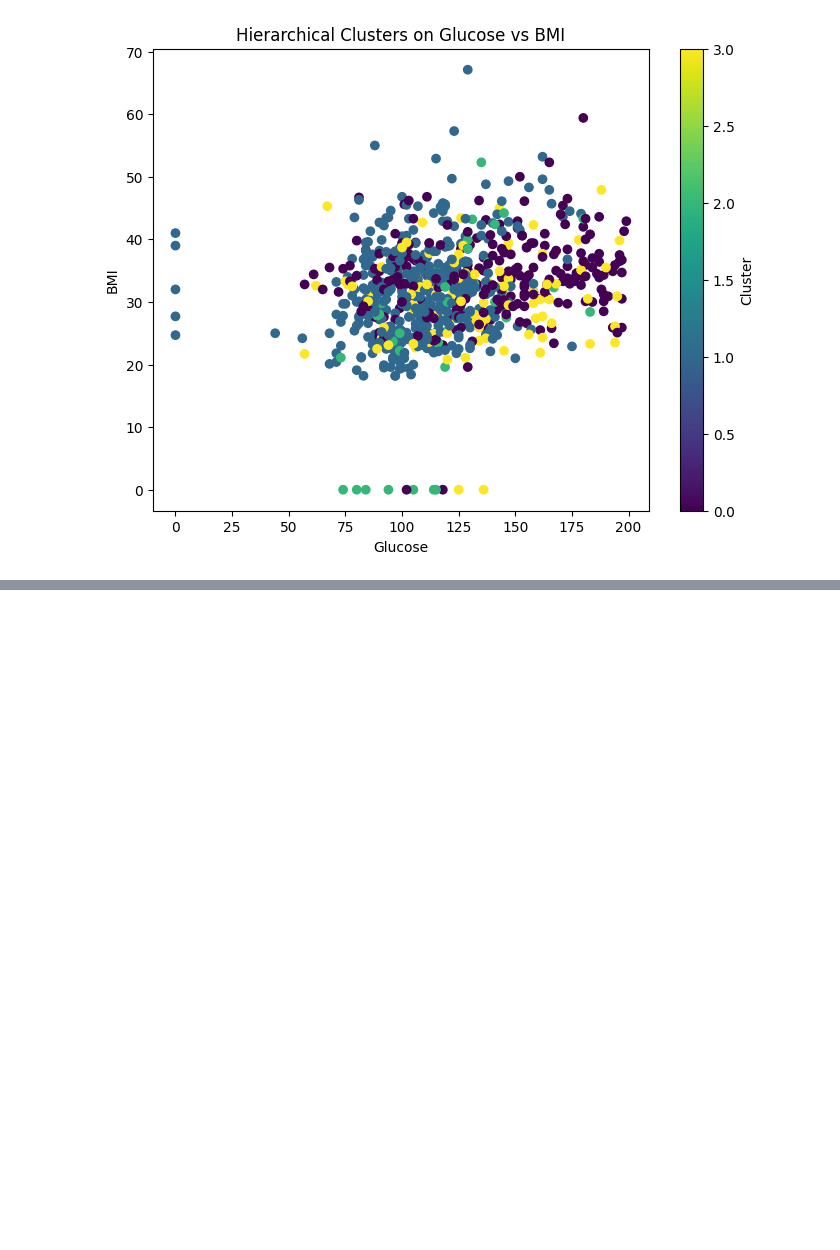
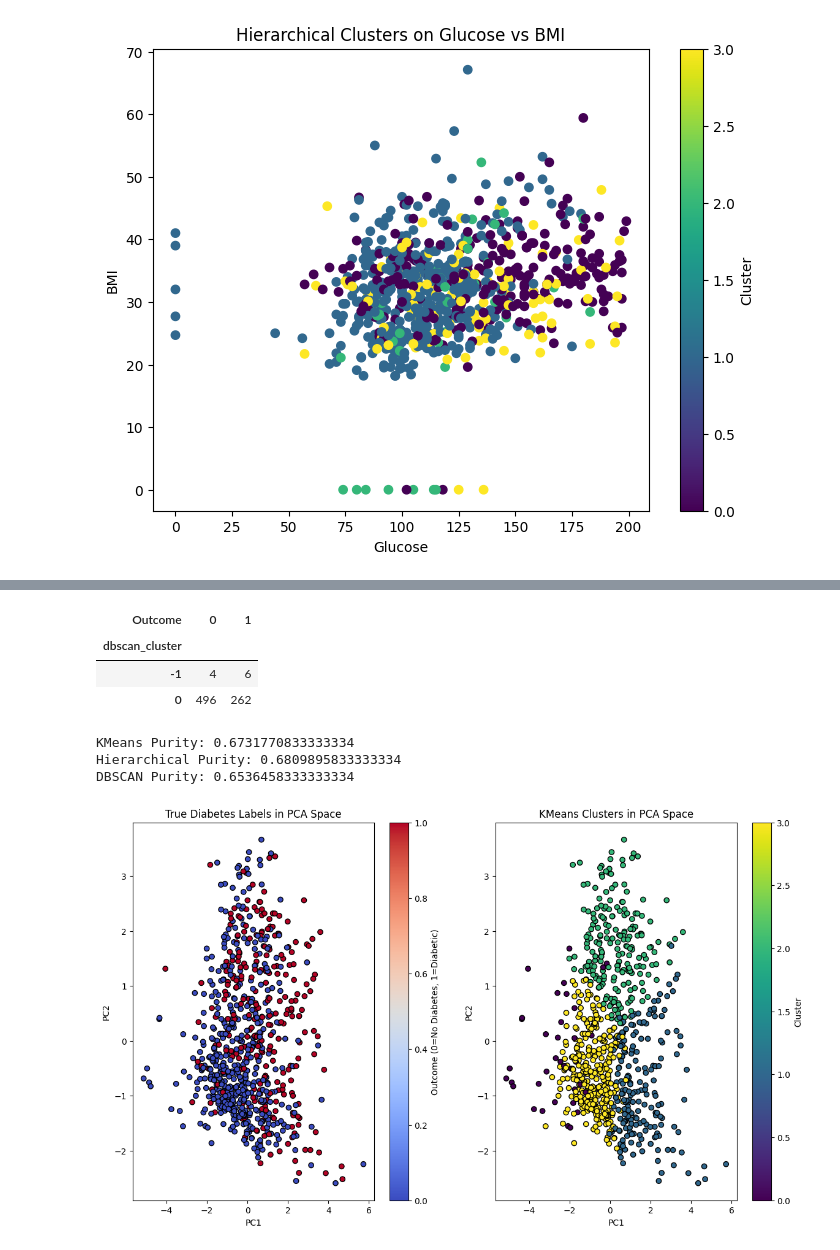
Before and after one commit to mayoayileka09/Diabetes_ML_Analysis, a Jupyter notebook: notebooks/Notebook.ipynb, the cells around one changed output, grey strips where cells are left out. Cells and saved outputs as stored; diff of their text form; code cells hidden in the pictures; blank space fills up the shorter version.

```diff
--- a/notebooks/Notebook.ipynb
+++ b/notebooks/Notebook.ipynb
@@ -265,0 +328,64 @@ eps=0.7, min_samples=10, clusters=1, outliers=768, silhouette=None, dbi=None
+# %%
+pd.crosstab(df_processed["dbscan_cluster"], df_processed["Outcome"])
+# %% [output]
+| Outcome | 0 | 1 |
+| dbscan_cluster |  |  |
+| -1 | 4 | 6 |
+| 0 | 496 | 262 |
+# %%
+def cluster_purity(cluster_labels, true_labels):
+    df_temp = pd.DataFrame({"cluster": cluster_labels, "true": true_labels})
+    purity_sum = 0
+
+    for c in df_temp["cluster"].unique():
+        members = df_temp[df_temp["cluster"] == c]
+        purity_sum += members["true"].value_counts().max()
+
+    return purity_sum / len(df_temp)
+
+print("KMeans Purity:", cluster_purity(df_processed["kmeans_cluster"], df_processed["Outcome"]))
+print("Hierarchical Purity:", cluster_purity(df_processed["hier_cluster"], df_processed["Outcome"]))
+print("DBSCAN Purity:", cluster_purity(df_processed["dbscan_cluster"], df_processed["Outcome"]))
+# %% [output]
+KMeans Purity: 0.6731770833333334
+Hierarchical Purity: 0.6809895833333334
+DBSCAN Purity: 0.6536458333333334
+# %%
+from sklearn.decomposition import PCA
+import matplotlib.pyplot as plt
+
+pca = PCA(n_components=2)
+X_pca = pca.fit_transform(df_scaled)
+
+plt.figure(figsize=(14,8))
+
+plt.subplot(1, 2, 1)
+plt.scatter(
+    X_pca[:,0],
+    X_pca[:,1],
+    c=df_processed["Outcome"],
+    cmap="coolwarm",
+    edgecolor="k"
+)
+plt.title("True Diabetes Labels in PCA Space")
+plt.xlabel("PC1")
+plt.ylabel("PC2")
+plt.colorbar(label="Outcome (0=No Diabetes, 1=Diabetic)")
+
+
+
+plt.subplot(1, 2, 2)
+plt.scatter(
+    X_pca[:,0],
+    X_pca[:,1],
+    c=df_processed["kmeans_cluster"],
+    cmap="viridis",
+    edgecolor="k"
+)
+plt.title("KMeans Clusters in PCA Space")
+plt.xlabel("PC1")
+plt.ylabel("PC2")
+plt.colorbar(label="Cluster")
+plt.show()
+# %% [output]
+[figure, added]
```
Also changed, not shown: parts of 7 cells of this notebook.
